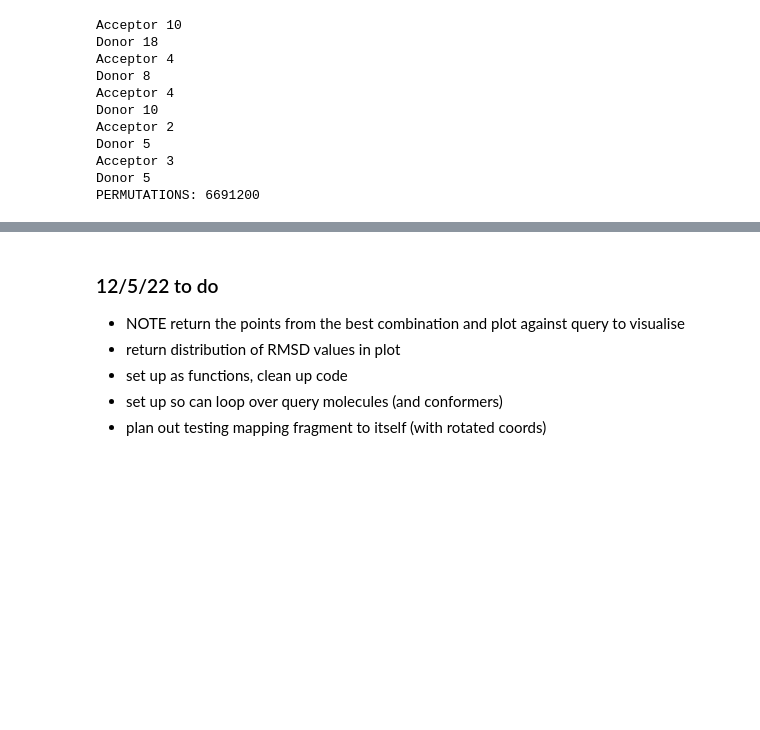
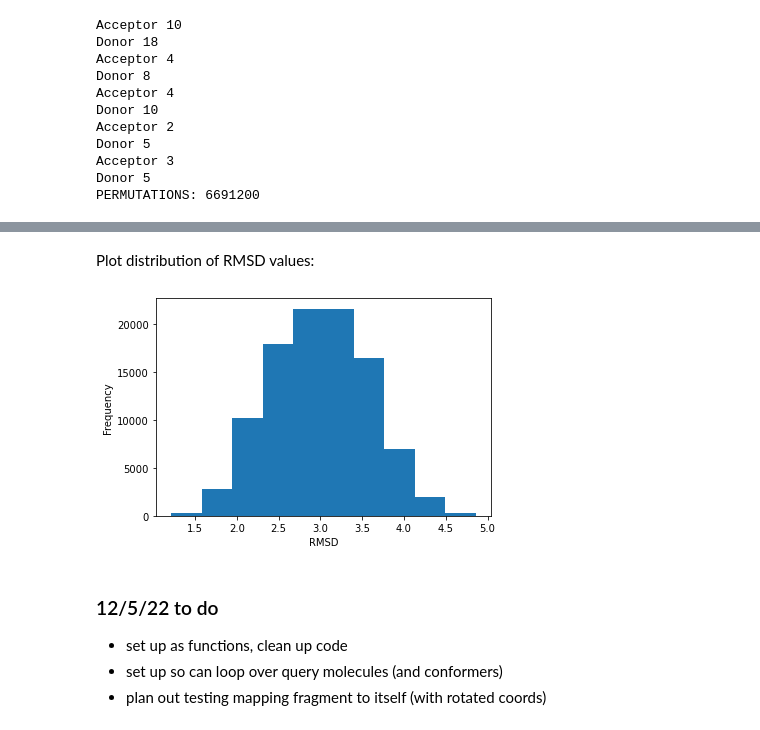
Before and after one commit to gemmagordon/xchem_rotation, a Jupyter notebook: get_pharma4_cloud.ipynb, the cells around one changed output, grey strips where cells are left out. Cells and saved outputs as stored; diff of their text form; code cells hidden in the pictures; blank space fills up the shorter version.

```diff
--- a/get_pharma4_cloud.ipynb
+++ b/get_pharma4_cloud.ipynb
@@ -1499,8 +1534,16 @@ for permutation in ph4_permutations[0:10]: # NOTE change from subset of permutat
+# %% [markdown]
+Plot distribution of RMSD values:
+# %%
+plt.figure()
+plt.hist(rmsd_vals)
+plt.ylabel('Frequency')
+plt.xlabel('RMSD')
+plt.show()
+# %% [output]
+[figure, added]
 # %% [markdown]
 ### 12/5/22 to do
 
-- NOTE return the points from the best combination and plot against query to visualise
-- return distribution of RMSD values in plot
 - set up as functions, clean up code
 - set up so can loop over query molecules (and conformers)
 - plan out testing mapping fragment to itself (with rotated coords)
```
Also changed, not shown: parts of 5 cells of this notebook.
